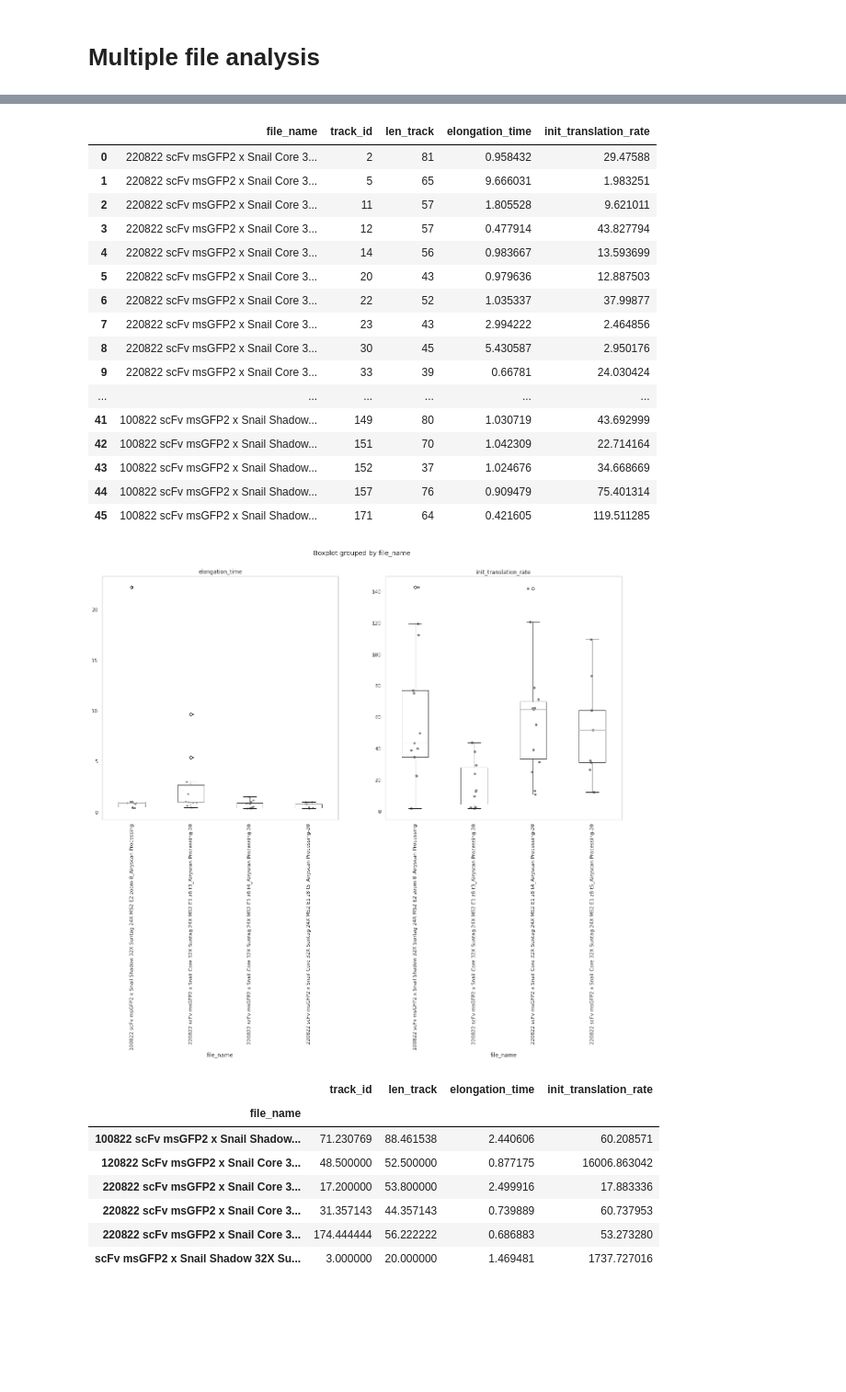
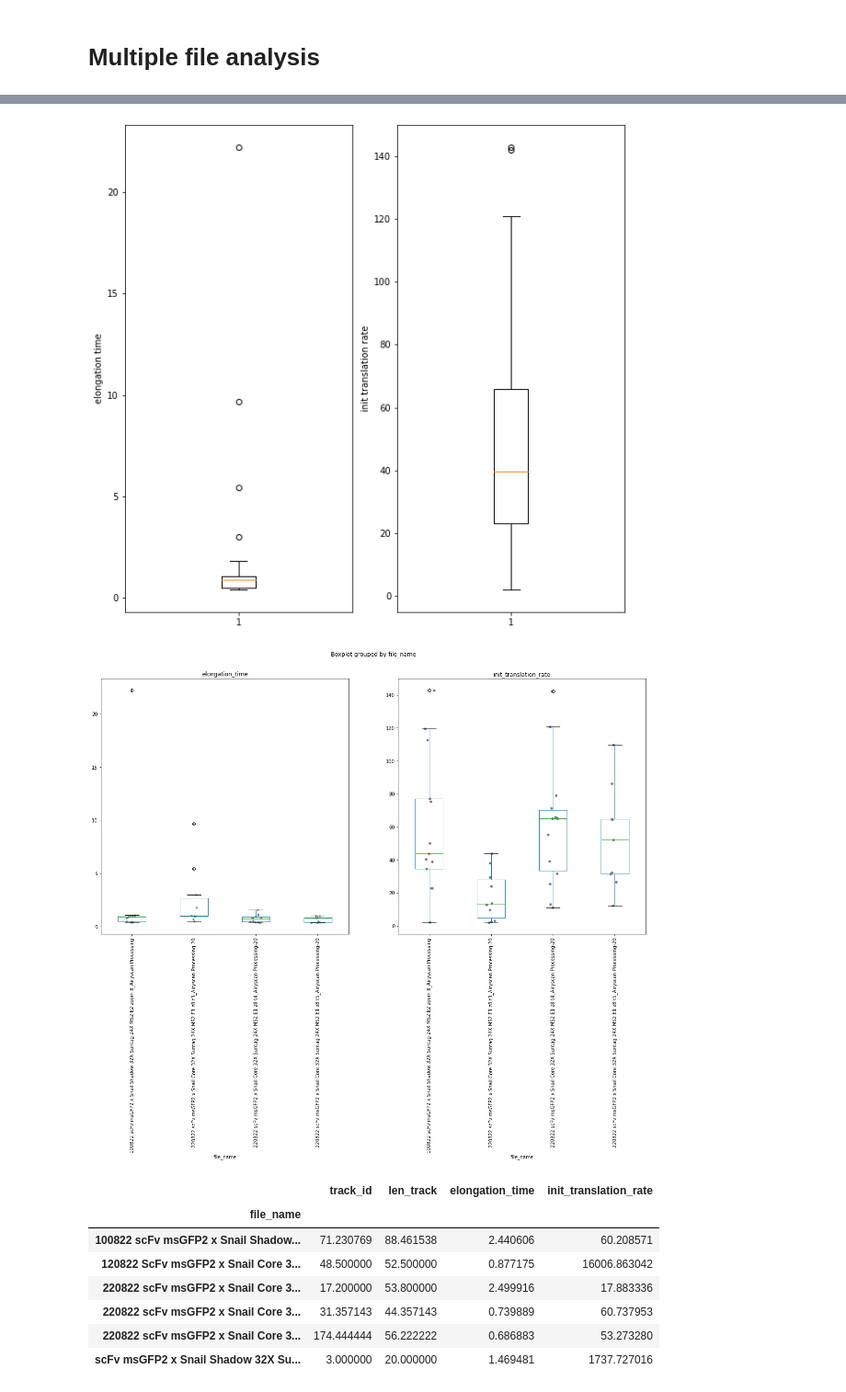
Before and after one commit to sophietheis/KineticAnalysis, a Jupyter notebook: notebook/Analyse_kinetic.ipynb, the cells around one changed output, grey strips where cells are left out. Shown at 92% size. Cells and saved outputs as stored; diff of their text form; code cells hidden in the pictures; blank space fills up the shorter version.

Commit message:
Fix kinetic analysis

```diff
--- a/notebook/Analyse_kinetic.ipynb
+++ b/notebook/Analyse_kinetic.ipynb
@@ -19,7 +19,7 @@ DELTA_T = 0.39
 # Single track analysis
 # %%
 # read one file
-path = "/mnt/sda1/Sophie/3-KineticAnalysisData/2-Datas/SnailSuntag/"
+path = "/mnt/sda1/Sophie/2-KineticAnalysisData/2-Datas/SnailSuntag/"
 files = [
     "1-sna-suntag-fast-imaging/220822 scFv msGFP2 x Snail Core 32X Suntag 24X MS2 E1 z8 t3_Airyscan Processing-20",
     "1-sna-suntag-fast-imaging/220822 scFv msGFP2 x Snail Core 32X Suntag 24X MS2 E1 z8 t4_Airyscan Processing-20",
@@ -99,5 +99,25 @@ fig.set_size_inches((10,10))
 # %% [markdown]
 # plot all track that was keep in result table
+# %%
+# read one file
+path = "/mnt/sda1/Sophie/2-KineticAnalysisData/2-Datas/SnailSuntag/"
+files = [
+    "1-sna-suntag-fast-imaging/220822 scFv msGFP2 x Snail Core 32X Suntag 24X MS2 E1 z8 t3_Airyscan Processing-20",
+    "1-sna-suntag-fast-imaging/220822 scFv msGFP2 x Snail Core 32X Suntag 24X MS2 E1 z8 t4_Airyscan Processing-20",
+    "1-sna-suntag-fast-imaging/220822 scFv msGFP2 x Snail Core 32X Suntag 24X MS2 E1 z8 t5_Airyscan Processing-20",
+    "2-120822-scfv-msgfp2-x-snail-core-32x-suntag-24-xms2-q670-cy3-flap-y-dapi-e3/120822 ScFv msGFP2 x Snail Core 32X Suntag 24 XMS2 Q670 Cy3 Flap Y DAPI E3 t2 z8_Airyscan Processing-01",
+    "3-100822-scfv-msgfp2-x-snail-shadow-32x-suntag-24x-ms2-e2-zoom-8/100822 scFv msGFP2 x Snail Shadow 32X Suntag 24X MS2 E2 zoom 8_Airyscan Processing",
+    "3-100822-scfv-msgfp2-x-snail-shadow-32x-suntag-24x-ms2-e2-zoom-8/scFv msGFP2 x Snail Shadow 32X Sunatg 24X MS2 E1 zoom 8_Airyscan Processing-03"]
+
+f = path+files[4]+"/track_spot_table.csv"
+datas = pd.read_csv(f)
+datas.drop(index=[0,1,2], inplace=True)
+datas['FRAME'] = pd.to_numeric(datas["FRAME"])
+datas['POSITION_X'] = pd.to_numeric(datas["POSITION_X"])
+datas['POSITION_Y'] = pd.to_numeric(datas["POSITION_Y"])
+datas['TRACK_ID'] = pd.to_numeric(datas["TRACK_ID"])
+datas['MEAN_INTENSITY_CH1'] = pd.to_numeric(datas["MEAN_INTENSITY_CH1"])
+datas['POSITION_T'] = pd.to_numeric(datas["POSITION_T"])
 # %%
 columns = ['file_name', 'track_id','len_track', 'elongation_time', 'init_translation_rate']
 result = pd.DataFrame(columns=columns, dtype=float)
@@ -205,7 +224,7 @@ fig, ax = plt.subplots(3,1)
 colors = list(mcolors.TABLEAU_COLORS.keys())
 
 i=0
-for id_ in np.unique(result['track_id'])[:5]:
+for id_ in np.unique(result['track_id']):#[:5]:
 
     x = datas[datas.TRACK_ID==id_].sort_values('FRAME')['POSITION_T'].values-min(datas[datas.TRACK_ID==id_].sort_values('FRAME')['POSITION_T'].values)
     y = datas[datas.TRACK_ID==id_].sort_values('FRAME')['MEAN_INTENSITY_CH1'].values
@@ -253,4 +272,5 @@ ax[2].set_xlabel("Time delay \Tau (sec)")
 ax[2].set_ylabel("G(\Tau)/G_0")
 
 fig.set_size_inches((15,10))
+print(len(np.unique(result['track_id'])))
 # %% [output]
@@ -265,7 +291,7 @@ fig.set_size_inches((10,5))
 # %% [markdown]
 # Multiple file analysis
 # %%
-path = "/mnt/sda1/Sophie/3-KineticAnalysisData/2-Datas/SnailSuntag/"
+path = "/mnt/sda1/Sophie/2-KineticAnalysisData/2-Datas/SnailSuntag/"
 files = [
     "1-sna-suntag-fast-imaging/220822 scFv msGFP2 x Snail Core 32X Suntag 24X MS2 E1 z8 t3_Airyscan Processing-20",
     "1-sna-suntag-fast-imaging/220822 scFv msGFP2 x Snail Core 32X Suntag 24X MS2 E1 z8 t4_Airyscan Processing-20",
@@ -328,23 +374,12 @@ for f in files:
 # %%
-result
+fig, ax = plt.subplots(1, 2)
+ax[0].boxplot(result['elongation_time'])
+ax[1].boxplot(result['init_translation_rate'])
+ax[0].set_ylabel('elongation time')
+ax[1].set_ylabel('init translation rate')
+fig.set_size_inches((10,10))
 # %% [output]
-|  | file_name | track_id | len_track | elongation_time | init_translation_rate |
-| 0 | 220822 scFv msGFP2 x Snail Core 3... | 2 | 81 | 0.958432 | 29.47588 |
-| 1 | 220822 scFv msGFP2 x Snail Core 3... | 5 | 65 | 9.666031 | 1.983251 |
-| 2 | 220822 scFv msGFP2 x Snail Core 3... | 11 | 57 | 1.805528 | 9.621011 |
-| 3 | 220822 scFv msGFP2 x Snail Core 3... | 12 | 57 | 0.477914 | 43.827794 |
-| 4 | 220822 scFv msGFP2 x Snail Core 3... | 14 | 56 | 0.983667 | 13.593699 |
-| 5 | 220822 scFv msGFP2 x Snail Core 3... | 20 | 43 | 0.979636 | 12.887503 |
-| 6 | 220822 scFv msGFP2 x Snail Core 3... | 22 | 52 | 1.035337 | 37.99877 |
-| 7 | 220822 scFv msGFP2 x Snail Core 3... | 23 | 43 | 2.994222 | 2.464856 |
-| 8 | 220822 scFv msGFP2 x Snail Core 3... | 30 | 45 | 5.430587 | 2.950176 |
-| 9 | 220822 scFv msGFP2 x Snail Core 3... | 33 | 39 | 0.66781 | 24.030424 |
-| ... | ... | ... | ... | ... | ... |
-| 41 | 100822 scFv msGFP2 x Snail Shadow... | 149 | 80 | 1.030719 | 43.692999 |
-| 42 | 100822 scFv msGFP2 x Snail Shadow... | 151 | 70 | 1.042309 | 22.714164 |
-| 43 | 100822 scFv msGFP2 x Snail Shadow... | 152 | 37 | 1.024676 | 34.668669 |
-| 44 | 100822 scFv msGFP2 x Snail Shadow... | 157 | 76 | 0.909479 | 75.401314 |
-| 45 | 100822 scFv msGFP2 x Snail Shadow... | 171 | 64 | 0.421605 | 119.511285 |
+[figure, added]
 # %%
 # result['elongation_time'] = pd.to_numeric(result['elongation_time'])
 fig, ax = plt.subplots(1,2)
@@ -361,36 +396,36 @@ result.boxplot([ 'init_translation_rate'] ,
                ax = ax[1],
                rot=90
                )
 
 group = 'file_name'
 column = 'elongation_time'
 grouped = result.groupby(group)
 names, vals, xs = [], [] ,[]
 for i, (name, subdf) in enumerate(grouped):
     names.append(name)
     vals.append(subdf[column].tolist())
     xs.append(np.random.normal(i+1, 0.04, subdf.shape[0]))
-clevels = np.linspace(0., 1., ngroup)
+clevels = np.linspace(0., 1., len(grouped))
 for x, val, clevel in zip(xs, vals, clevels):
     ax[0].scatter(x, val, c='grey', alpha=1, s=10)
 
 
 group = 'file_name'
 column = 'init_translation_rate'
 grouped = result.groupby(group)
 names, vals, xs = [], [] ,[]
 for i, (name, subdf) in enumerate(grouped):
     names.append(name)
     vals.append(subdf[column].tolist())
     xs.append(np.random.normal(i+1, 0.04, subdf.shape[0]))
-clevels = np.linspace(0., 1., ngroup)
+clevels = np.linspace(0., 1., len(grouped))
 for x, val, clevel in zip(xs, vals, clevels):
     ax[1].scatter(x, val, c='grey', alpha=1, s=20)
 
 # ax[1].set_ylim(0,250)
 fig.set_size_inches((20,10))
 # %% [output]
-[figure, old version]
+[figure, new version]
 # %%
 result.groupby(by='file_name').mean()
 # %% [output]
```
Also changed, not shown: parts of 6 cells of this notebook, 1 other file.
